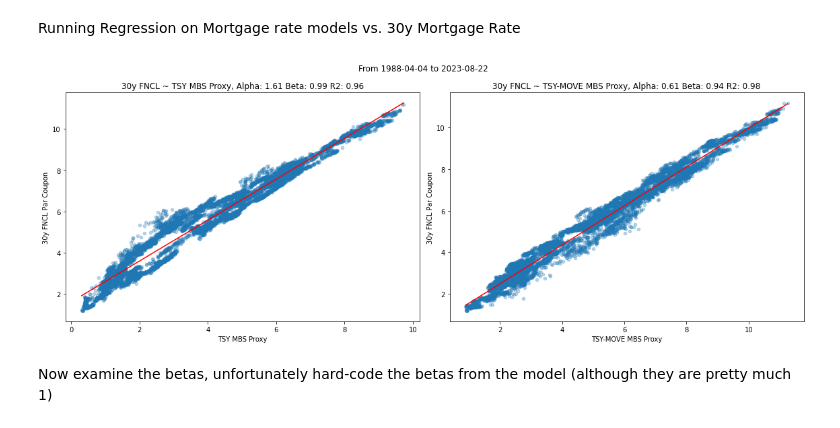
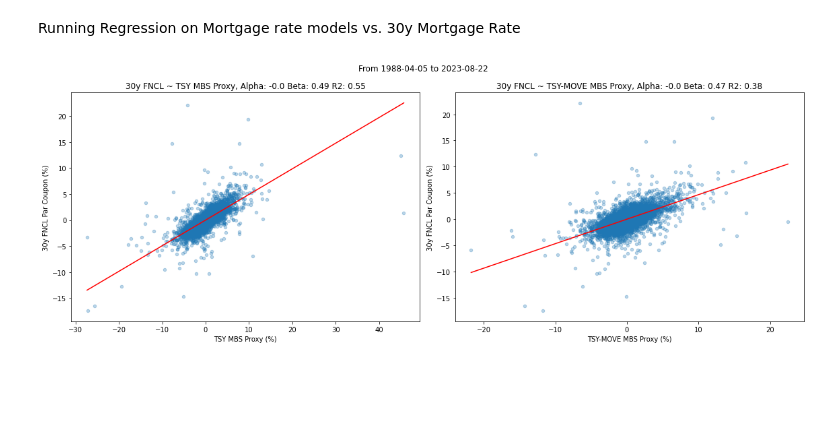
Before and after one commit to diegodalvarez/MBSDuration, a Jupyter notebook: model.ipynb, the cells around one changed output. Drawn from its saved outputs; the diff is of its cells as text; code cells hidden in the pictures; blank space fills up the shorter version.

```diff
--- a/model.ipynb
+++ b/model.ipynb
@@ -71,7 +73,10 @@ df_duration = (df.query(
     rename(columns = {"LUMSMD Index": "LUMSMD"}).
     assign(z_score = lambda x: (x.LUMSMD - x.LUMSMD.rolling(window = 90).mean()) / x.LUMSMD.rolling(window = 90).std()).
     dropna().
-    rename(columns = {"z_score": "30d Rolling Z-Score"}))
+    rename(columns = {"z_score": "90d Rolling Z-Score"}).
+    reset_index().
+    query("date > '1992-01-01'").
+    set_index("date"))
 # %%
 fig, axes = plt.subplots(nrows = 2, figsize = (16, 6))
 
@@ -96,0 +102,4 @@ In this case a standard Mortgage rate model can be made. One will be used with M
+# %%
+df_duration_pct = (df_duration.assign(
+    roll_change = lambda x: x.LUMSMD.pct_change(periods = 30)).
+    rename(columns = {"roll_change": "LUMSMD Monthly Change"}))
@@ -126,48 +164,64 @@ plt.show()
 Running Regression on Mortgage rate models vs. 30y Mortgage Rate
 # %%
 exog_variables = ["TSY MBS Proxy", "TSY-MOVE MBS Proxy"]
+df_params = pd.DataFrame(columns = ["exog", "alpha", "beta", "rsquared"])
+df_resid = pd.DataFrame()
+
 fig, axes = plt.subplots(ncols = len(exog_variables), figsize = (16, 6))
 
 for i, col in enumerate(exog_variables):
 
-    (df_mbs_model[
+    df_tmp = df_mbs_model[[col, "30y FNCL Par Coupon"]].pct_change().dropna() * 100
+
+    (df_tmp[
         [col, "30y FNCL Par Coupon"]].
         plot(
             kind = "scatter",
             x = col,
             y = "30y FNCL Par Coupon",
+            xlabel = "{} (%)".format(col),
+            ylabel = "30y FNCL Par Coupon (%)",
             ax = axes[i],
             alpha = 0.3))
 
     lm_model = (sm.OLS(
-        endog = df_mbs_model["30y FNCL Par Coupon"],
-        exog = sm.add_constant(df_mbs_model[col])).
+        endog = df_tmp["30y FNCL Par Coupon"],
+        exog = sm.add_constant(df_tmp[col])).
         fit())
 
     alpha, beta = lm_model.params
     rsquared = lm_model.rsquared
 
     x = np.linspace(
-        start = df_mbs_model[col].min(),
-        stop = df_mbs_model[col].max(),
+        start = df_tmp[col].min(),
+        stop = df_tmp[col].max(),
         num = 1_000)
 
     y = (beta * x) + alpha
 
     axes[i].plot(x, y, color = "r")
     axes[i].set_title("30y FNCL ~ {}, Alpha: {} Beta: {} R2: {}".format(
         col,
         round(alpha, 2),
         round(beta, 2),
         round(rsquared, 2)))
 
+    df_params = df_params.append([
+        pd.DataFrame({
+            "exog": [col],
+            "alpha": [alpha],
+            "beta": [beta],
+            "rsquared": [rsquared]})])
+
+    df_resid = df_resid.append(
+        lm_model.resid.to_frame().assign(exog = col).
+        rename(columns = {0: "residual"}))
+
 fig.suptitle("From {} to {}".format(
-    df_mbs_model.index.min().date(),
-    df_mbs_model.index.max().date()))
+    df_tmp.index.min().date(),
+    df_tmp.index.max().date()))
 
 plt.tight_layout()
 plt.show()
 # %% [output]
-[figure, old version]
+[figure, new version]
-# %% [markdown]
-Now examine the betas, unfortunately hard-code the betas from the model (although they are pretty much 1)
```
Also changed, not shown: parts of 14 cells of this notebook.
